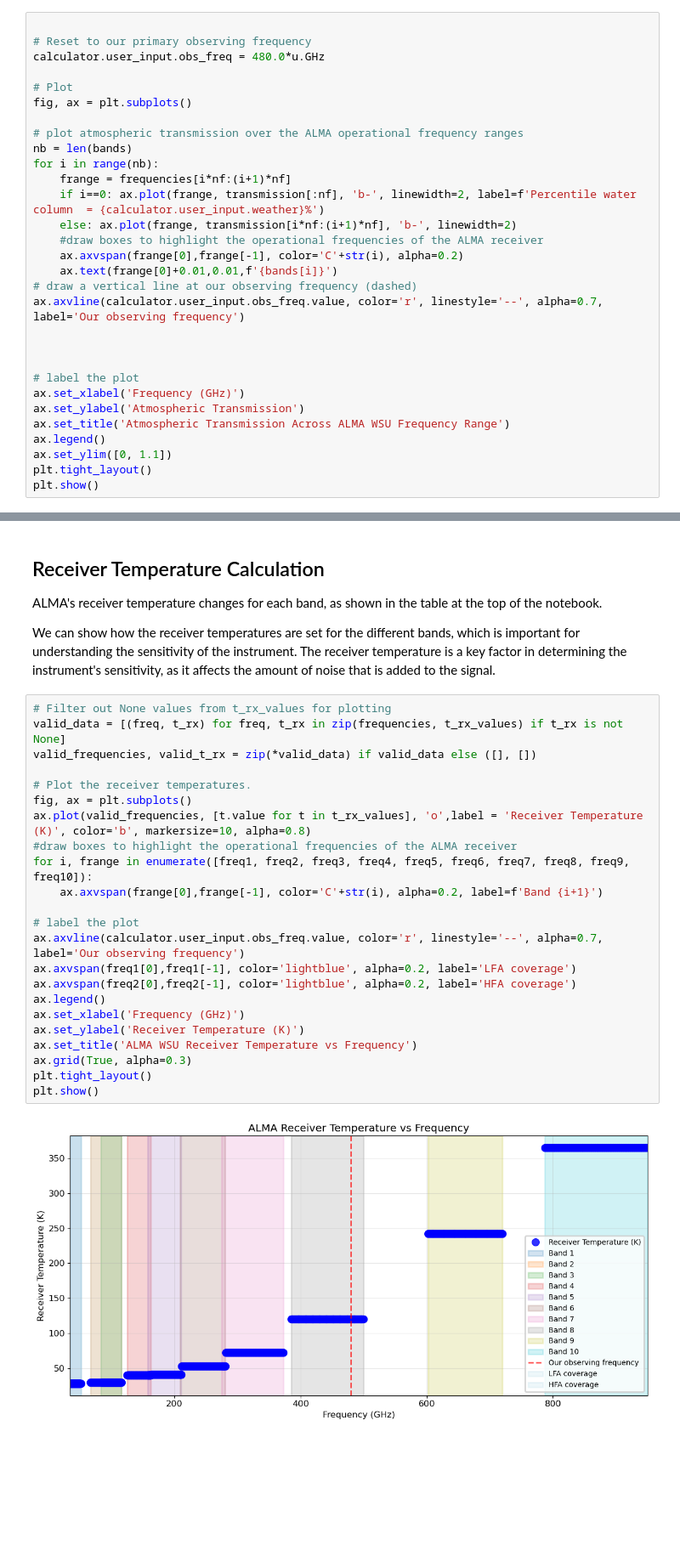
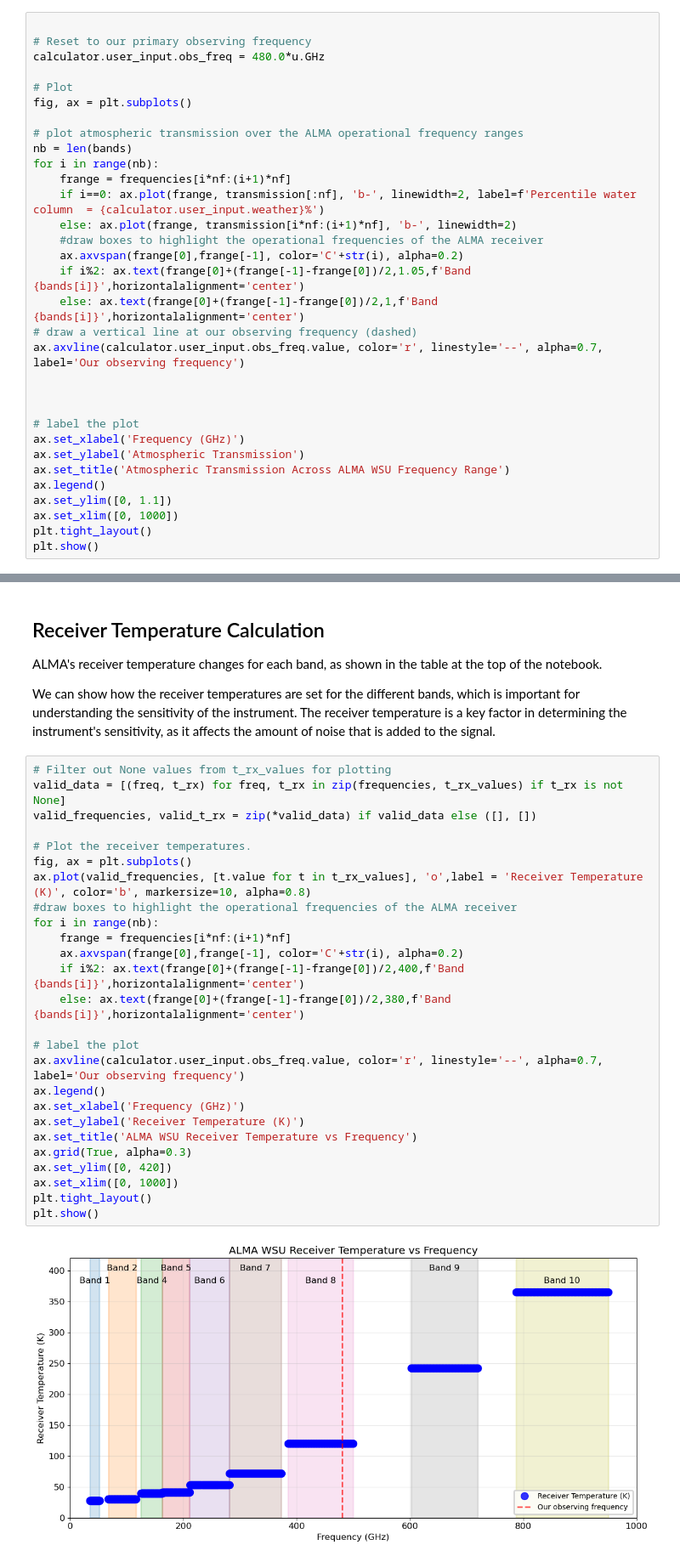
Before and after one commit to ukatc/AtLAST_sensitivity_calculator, a Jupyter notebook: Jupyter_Notebooks/Instrument_Walkthroughs/Alma_instrument_walkthrough.ipynb, the cells around one changed output, grey strips where cells are left out. Shown at 85% size. Drawn from its saved outputs; the diff is of its cells as text; blank space fills up the shorter version.

```diff
--- a/Jupyter_Notebooks/Instrument_Walkthroughs/Alma_instrument_walkthrough.ipynb
+++ b/Jupyter_Notebooks/Instrument_Walkthroughs/Alma_instrument_walkthrough.ipynb
@@ -318,7 +304,8 @@ for i in range(nb):
     else: ax.plot(frange, transmission[i*nf:(i+1)*nf], 'b-', linewidth=2)
     #draw boxes to highlight the operational frequencies of the ALMA receiver
     ax.axvspan(frange[0],frange[-1], color='C'+str(i), alpha=0.2)
-    ax.text(frange[0]+0.01,0.01,f'{bands[i]}')
+    if i%2: ax.text(frange[0]+(frange[-1]-frange[0])/2,1.05,f'Band {bands[i]}',horizontalalignment='center')
+    else: ax.text(frange[0]+(frange[-1]-frange[0])/2,1,f'Band {bands[i]}',horizontalalignment='center')
 # draw a vertical line at our observing frequency (dashed)
 ax.axvline(calculator.user_input.obs_freq.value, color='r', linestyle='--', alpha=0.7, label='Our observing frequency')
 
@@ -330,6 +317,7 @@ ax.set_ylabel('Atmospheric Transmission')
 ax.set_title('Atmospheric Transmission Across ALMA WSU Frequency Range')
 ax.legend()
 ax.set_ylim([0, 1.1])
+ax.set_xlim([0, 1000])
 plt.tight_layout()
 plt.show()
 # %% [output]
@@ -343,28 +331,31 @@ We can show how the receiver temperatures are set for the different bands, which
 # %%
 # Filter out None values from t_rx_values for plotting
 valid_data = [(freq, t_rx) for freq, t_rx in zip(frequencies, t_rx_values) if t_rx is not None]
 valid_frequencies, valid_t_rx = zip(*valid_data) if valid_data else ([], [])
 
 # Plot the receiver temperatures.
 fig, ax = plt.subplots()
 ax.plot(valid_frequencies, [t.value for t in t_rx_values], 'o',label = 'Receiver Temperature (K)', color='b', markersize=10, alpha=0.8)
 #draw boxes to highlight the operational frequencies of the ALMA receiver
-for i, frange in enumerate([freq1, freq2, freq3, freq4, freq5, freq6, freq7, freq8, freq9, freq10]):
-    ax.axvspan(frange[0],frange[-1], color='C'+str(i), alpha=0.2, label=f'Band {i+1}')
+for i in range(nb):
+    frange = frequencies[i*nf:(i+1)*nf]
+    ax.axvspan(frange[0],frange[-1], color='C'+str(i), alpha=0.2)
+    if i%2: ax.text(frange[0]+(frange[-1]-frange[0])/2,400,f'Band {bands[i]}',horizontalalignment='center')
+    else: ax.text(frange[0]+(frange[-1]-frange[0])/2,380,f'Band {bands[i]}',horizontalalignment='center')
 
 # label the plot
 ax.axvline(calculator.user_input.obs_freq.value, color='r', linestyle='--', alpha=0.7, label='Our observing frequency')
-ax.axvspan(freq1[0],freq1[-1], color='lightblue', alpha=0.2, label='LFA coverage')
-ax.axvspan(freq2[0],freq2[-1], color='lightblue', alpha=0.2, label='HFA coverage')
 ax.legend()
 ax.set_xlabel('Frequency (GHz)')
 ax.set_ylabel('Receiver Temperature (K)')
 ax.set_title('ALMA WSU Receiver Temperature vs Frequency')
 ax.grid(True, alpha=0.3)
+ax.set_ylim([0, 420])
+ax.set_xlim([0, 1000])
 plt.tight_layout()
 plt.show()
 # %% [output]
-[figure, old version]
+[figure, new version]
 # %% [markdown]
 ## System Temperature Calculation
 
```
Also changed, not shown: parts of 9 cells of this notebook, 1 other file.
